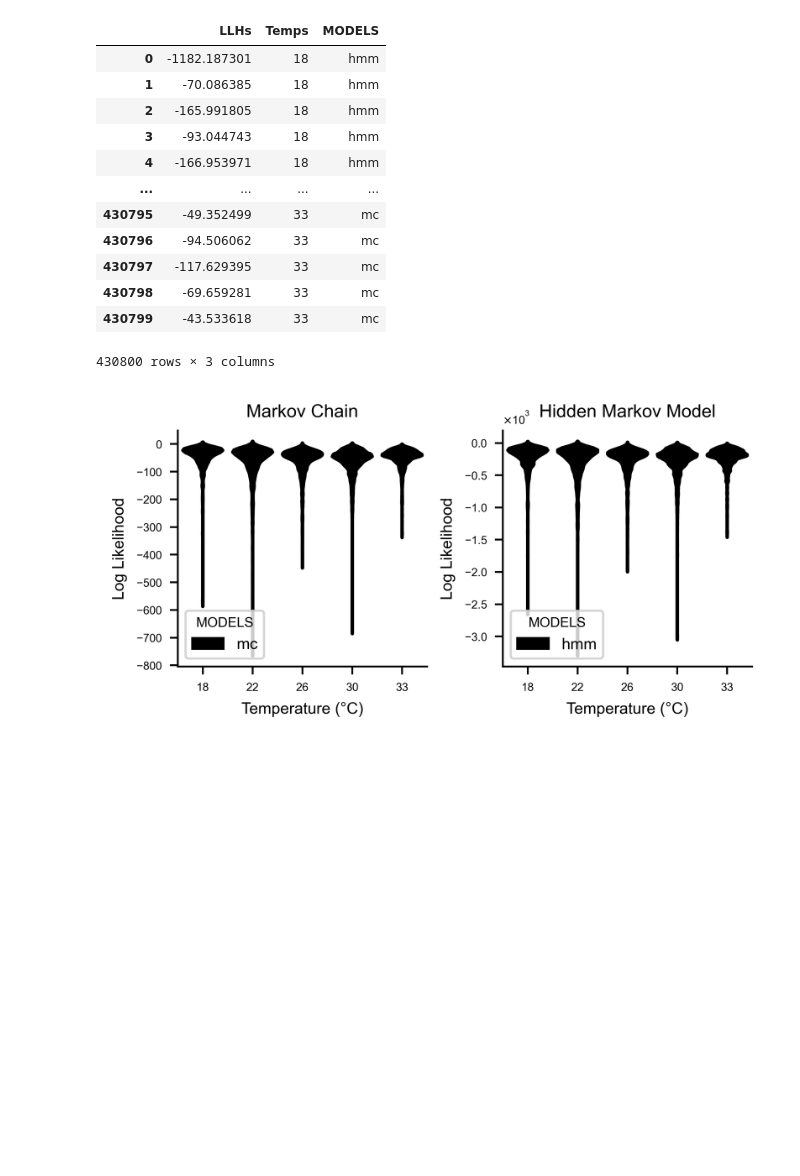
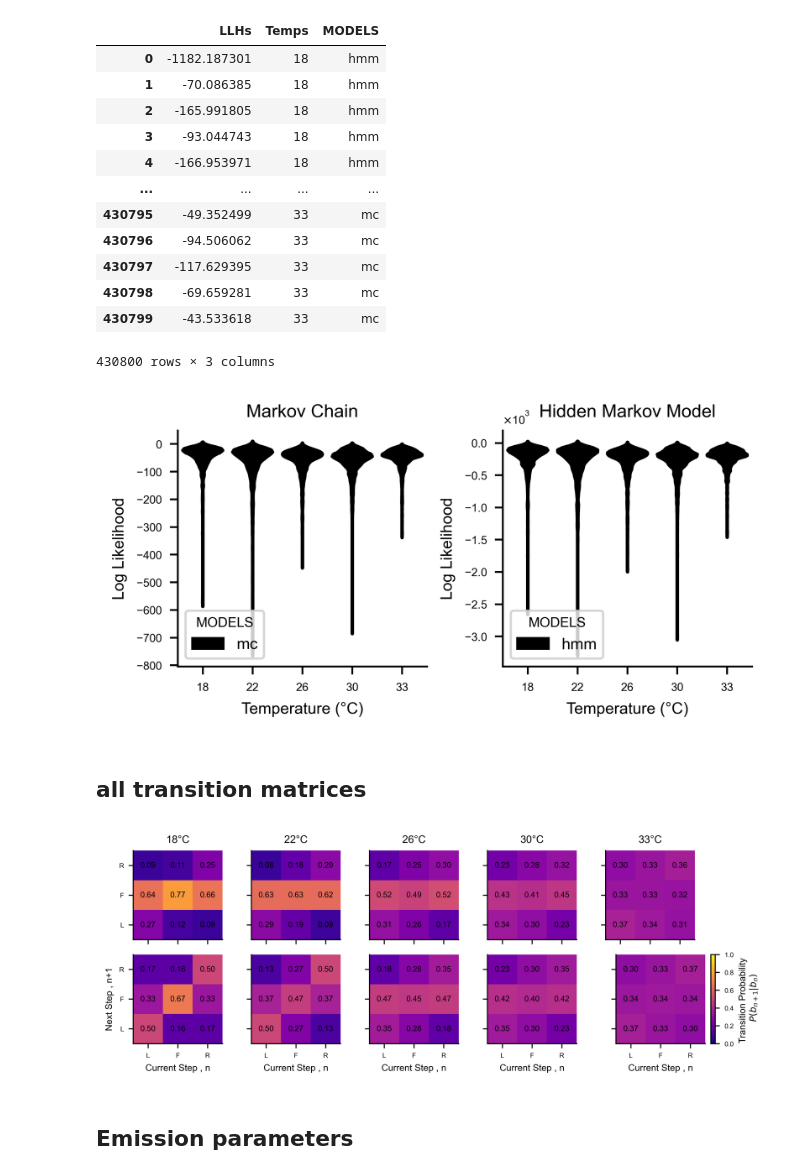
Before and after one commit to ZebrafishHMM2023/ZebrafishHMM2023_CodeAndData, a Jupyter notebook: Figures/Fig2.ipynb, the cells around one changed output. Cells and saved outputs as stored; diff of their text form; code cells hidden in the pictures; blank space fills up the shorter version.

```diff
--- a/Figures/Fig2.ipynb
+++ b/Figures/Fig2.ipynb
@@ -202,8 +377,8 @@ fig, axs = plt.subplots(ncols = len(TEMPS), figsize=(len(TEMPS)*1.3, 1.3 + 0.5),
 
 for ax, temp in zip(axs,TEMPS):
     C = confusion(
-        MC.threshold_classifier(load_sequences(DATAPATH, temp), -DTHETA_THRESH, +DTHETA_THRESH),
-        load_viterbi(MODELPATH, "g3", temp),
+        MC.threshold_classifier(load_sequences(bDATAPATH, temp), -DTHETA_THRESH, +DTHETA_THRESH),
+        load_viterbi(bMODELPATH, "g3", temp),
         3,
         3
     )
@@ -218,5 +393,5 @@ fig.colorbar(h, ax=ax, label="Fraction of MC labels", shrink=0.60)
 axs[0].set_xlabel("MC labeling")
 axs[0].set_ylabel("HMM labeling")
 
-fig.savefig("panels/Fig2/supps/confusion.svg")
+#fig.savefig("panels/Fig2/supps/confusion.svg")
 # %% [output]
@@ -276,8 +454,8 @@ axs[0].set_xlabel(r"$\delta \theta$ (°)")
 axs[0].set_ylabel("PDF")
 
 for t,temp in enumerate(TEMPS):
-    X_data = np.concatenate(load_sequences(DATAPATH, temp))
-    X_gen = np.concatenate(load_genbouts(MODELPATH, "g3", temp))
+    X_data = np.concatenate(load_sequences(bDATAPATH, temp))
+    X_gen = np.concatenate(load_genbouts(bMODELPATH, "g3", temp))
 
     hdata,_ = np.histogram(X_data, bins)
     hdata = hdata/hdata.sum()
@@ -290,7 +468,7 @@ for t,temp in enumerate(TEMPS):
     axs[t].set_title(f"{temp}°C")
     #axs[t].set_yscale("log")
 
-fig.savefig("panels/Fig2/supps/hists_data_vs_g3.svg")
+#fig.savefig("panels/Fig2/supps/hists_data_vs_g3.svg")
 # %% [output]
 [figure]
 # %%
@@ -314,8 +492,8 @@ ax.set_ylabel(r"$\delta \theta$ (°) - quantiles from HMM 3-state")
 
 amax = 0
 for t, temp in enumerate(TEMPS):
-    X_data = np.concatenate(load_sequences(DATAPATH, temp))
-    X_gen = np.concatenate(load_genbouts(MODELPATH, "g3", temp))
+    X_data = np.concatenate(load_sequences(bDATAPATH, temp))
+    X_gen = np.concatenate(load_genbouts(bMODELPATH, "g3", temp))
 
     Q_data = np.quantile(X_data, qs)
     Q_gen = np.quantile(X_gen, qs)
@@ -326,5 +504,5 @@ for t, temp in enumerate(TEMPS):
 
 ax.plot([-amax, amax], [-amax, amax], zorder=0)
 
-fig.savefig("panels/Fig2/supps/qqplots_data_vs_g3.svg")
+#fig.savefig("panels/Fig2/supps/qqplots_data_vs_g3.svg")
 # %% [output]
@@ -441,3 +620,33 @@ ax.set_ylabel("Log Likelihood")
 fig.savefig(f"panels/Fig2/supps/LLHs.svg")
 # %% [output]
 [figure]
+# %% [markdown]
+## all transition matrices
+# %%
+fig, axs = plt.subplots(nrows=2, ncols = len(TEMPS), figsize=(len(TEMPS)*1.4, 1.4 + 1.2), sharex=True, sharey=True)
+
+for i, temp in enumerate(TEMPS):
+    ax = axs[0,i]
+    ax.set_title(f"{temp}°C")
+    #X = file[f"/behaviour/{temp}/dtheta"][:]
+    #X = format_sequences(X)
+    X = load_sequences(bDATAPATH, temp)
+    bouts = MC.threshold_classifier(X, -DTHETA_THRESH, +DTHETA_THRESH)
+    T = MC.bout_transitions(bouts, n_state=3)
+    h = MC.plot_transition_matrix(ax, T[[1,0,2],:][:,[1,0,2]], labels=["L","F","R"], xlabel="Current Step , n", ylabel="Next Step , n+1")
+    ax.set_xlabel("")
+    ax.set_ylabel("")
+
+    ax = axs[1,i]
+    T = load_transmat(bMODELPATH, "g3", temp)
+    h = MC.plot_transition_matrix(ax, T[[1,0,2],:][:,[1,0,2]], labels=["L","F","R"], xlabel="Current Step , n", ylabel="Next Step , n+1")
+    if i > 0:
+        ax.set_ylabel("")
+
+fig.colorbar(h, ax=ax, label="Transition Probability \n"+r" $P(b_{n+1}|b_{n})$")
+
+fig.savefig("panels/Fig2/supps/transitions_matrices.svg")
+# %% [output]
+[figure, added]
+# %% [markdown]
+## Emission parameters
```
Also changed, not shown: parts of 44 cells of this notebook, 12 other files.
